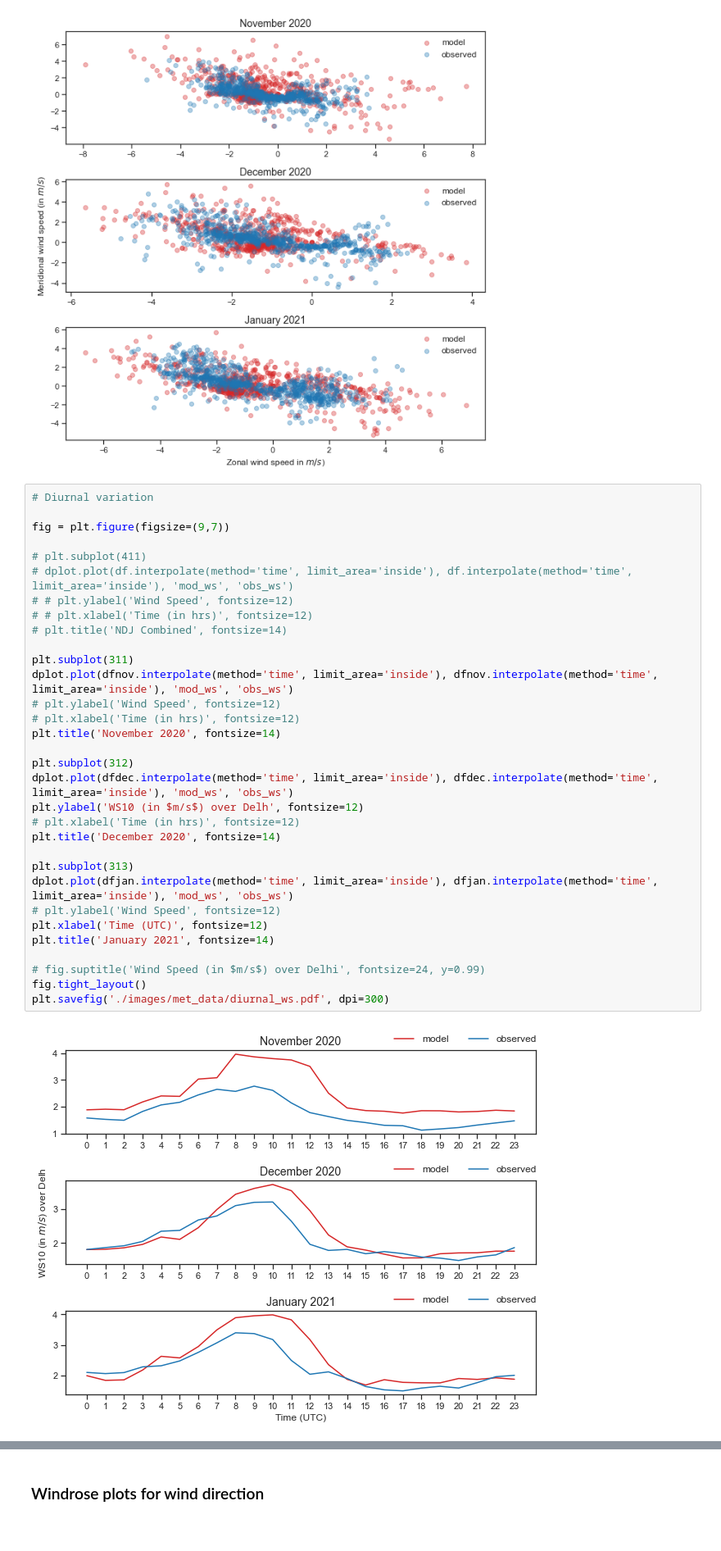
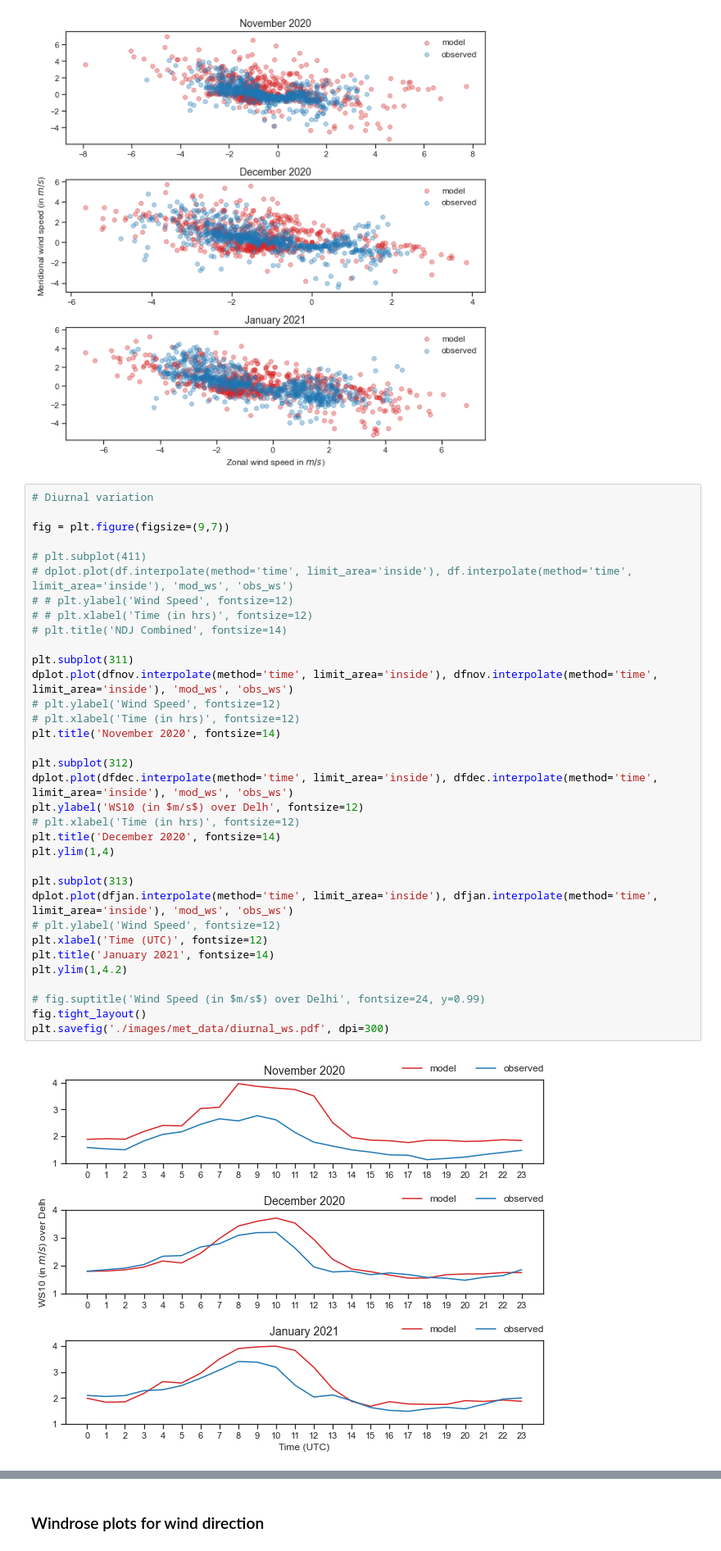
Before and after one commit to adisen99/srfp, a Jupyter notebook: delhi/met_data.ipynb, the cells around one changed output, grey strips where cells are left out. Shown at 82% size. Drawn from its saved outputs; the diff is of its cells as text.

```diff
--- a/delhi/met_data.ipynb
+++ b/delhi/met_data.ipynb
@@ -329,34 +332,36 @@ plt.savefig('./images/met_data/z_m_ws.pdf', dpi=300)
 fig = plt.figure(figsize=(9,7))
 
 # plt.subplot(411)
 # dplot.plot(df.interpolate(method='time', limit_area='inside'), df.interpolate(method='time', limit_area='inside'), 'mod_ws', 'obs_ws')
 # # plt.ylabel('Wind Speed', fontsize=12)
 # # plt.xlabel('Time (in hrs)', fontsize=12)
 # plt.title('NDJ Combined', fontsize=14)
 
 plt.subplot(311)
 dplot.plot(dfnov.interpolate(method='time', limit_area='inside'), dfnov.interpolate(method='time', limit_area='inside'), 'mod_ws', 'obs_ws')
 # plt.ylabel('Wind Speed', fontsize=12)
 # plt.xlabel('Time (in hrs)', fontsize=12)
 plt.title('November 2020', fontsize=14)
 
 plt.subplot(312)
 dplot.plot(dfdec.interpolate(method='time', limit_area='inside'), dfdec.interpolate(method='time', limit_area='inside'), 'mod_ws', 'obs_ws')
 plt.ylabel('WS10 (in $m/s$) over Delh', fontsize=12)
 # plt.xlabel('Time (in hrs)', fontsize=12)
 plt.title('December 2020', fontsize=14)
+plt.ylim(1,4)
 
 plt.subplot(313)
 dplot.plot(dfjan.interpolate(method='time', limit_area='inside'), dfjan.interpolate(method='time', limit_area='inside'), 'mod_ws', 'obs_ws')
 # plt.ylabel('Wind Speed', fontsize=12)
 plt.xlabel('Time (UTC)', fontsize=12)
 plt.title('January 2021', fontsize=14)
+plt.ylim(1,4.2)
 
 # fig.suptitle('Wind Speed (in $m/s$) over Delhi', fontsize=24, y=0.99)
 fig.tight_layout()
 plt.savefig('./images/met_data/diurnal_ws.pdf', dpi=300)
 # %% [output]
-[figure, old version]
+[figure, new version]
 # %%
 # Diurnal variation Zonal Wind
 
```
Also changed, not shown: parts of 6 cells of this notebook, 1 other file.
